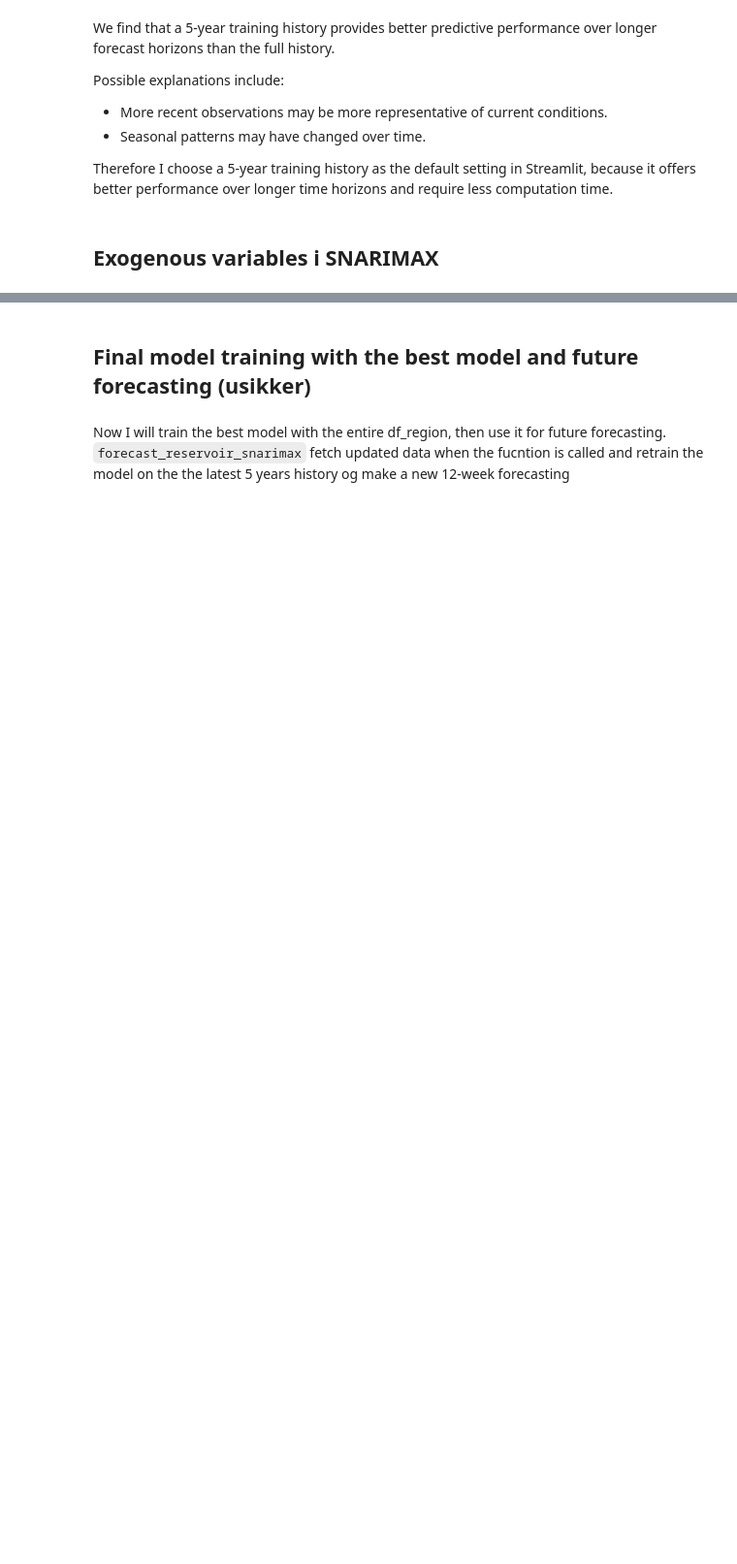
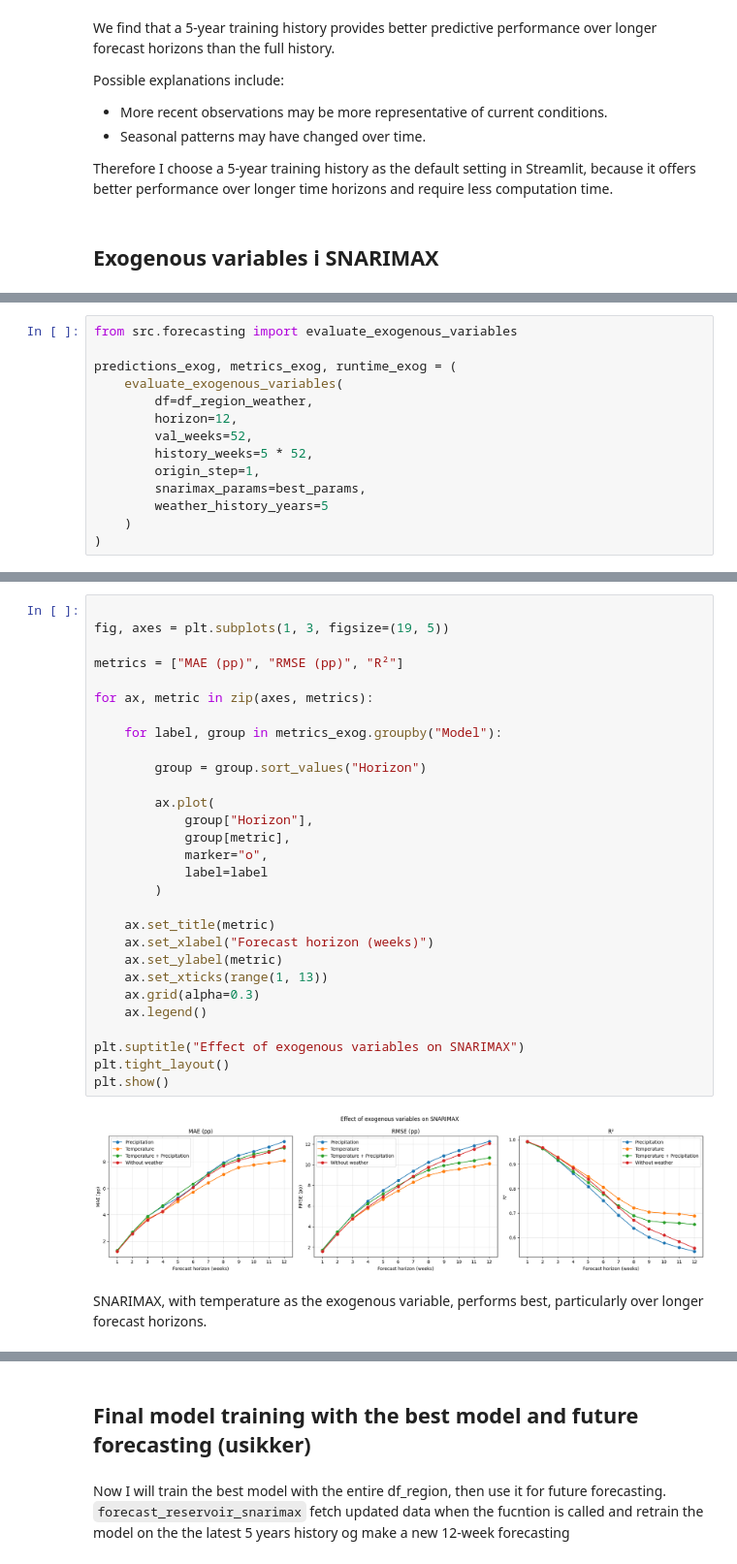
Before and after one commit to phkhle/IND320, a Jupyter notebook: jupyter_notebooks/assignment4.ipynb, the cells around one changed output, grey strips where cells are left out. Shown at 97% size. Cells and saved outputs as stored; diff of their text form; blank space fills up the shorter version.

Commit message:
customise training history + exogeneous variables + time resolution

```diff
--- a/jupyter_notebooks/assignment4.ipynb
+++ b/jupyter_notebooks/assignment4.ipynb
@@ -562,0 +812,14 @@ Therefore I choose  a 5-year training history as the default setting in Streamli
+# %%
+from src.forecasting import evaluate_exogenous_variables
+
+predictions_exog, metrics_exog, runtime_exog = (
+    evaluate_exogenous_variables(
+        df=df_region_weather,
+        horizon=12,
+        val_weeks=52,
+        history_weeks=5 * 52,
+        origin_step=1,
+        snarimax_params=best_params,
+        weather_history_years=5
+    )
+)
@@ -562,0 +850,33 @@ Therefore I choose  a 5-year training history as the default setting in Streamli
+# %%
+
+fig, axes = plt.subplots(1, 3, figsize=(19, 5))
+
+metrics = ["MAE (pp)", "RMSE (pp)", "R²"]
+
+for ax, metric in zip(axes, metrics):
+
+    for label, group in metrics_exog.groupby("Model"):
+
+        group = group.sort_values("Horizon")
+
+        ax.plot(
+            group["Horizon"],
+            group[metric],
+            marker="o",
+            label=label
+        )
+
+    ax.set_title(metric)
+    ax.set_xlabel("Forecast horizon (weeks)")
+    ax.set_ylabel(metric)
+    ax.set_xticks(range(1, 13))
+    ax.grid(alpha=0.3)
+    ax.legend()
+
+plt.suptitle("Effect of exogenous variables on SNARIMAX")
+plt.tight_layout()
+plt.show()
+# %% [output]
+[figure, added]
+# %% [markdown]
+SNARIMAX, with temperature as the exogenous variable, performs best, particularly over longer forecast horizons.
```
Also changed, not shown: parts of 30 cells of this notebook, 10 other files.
